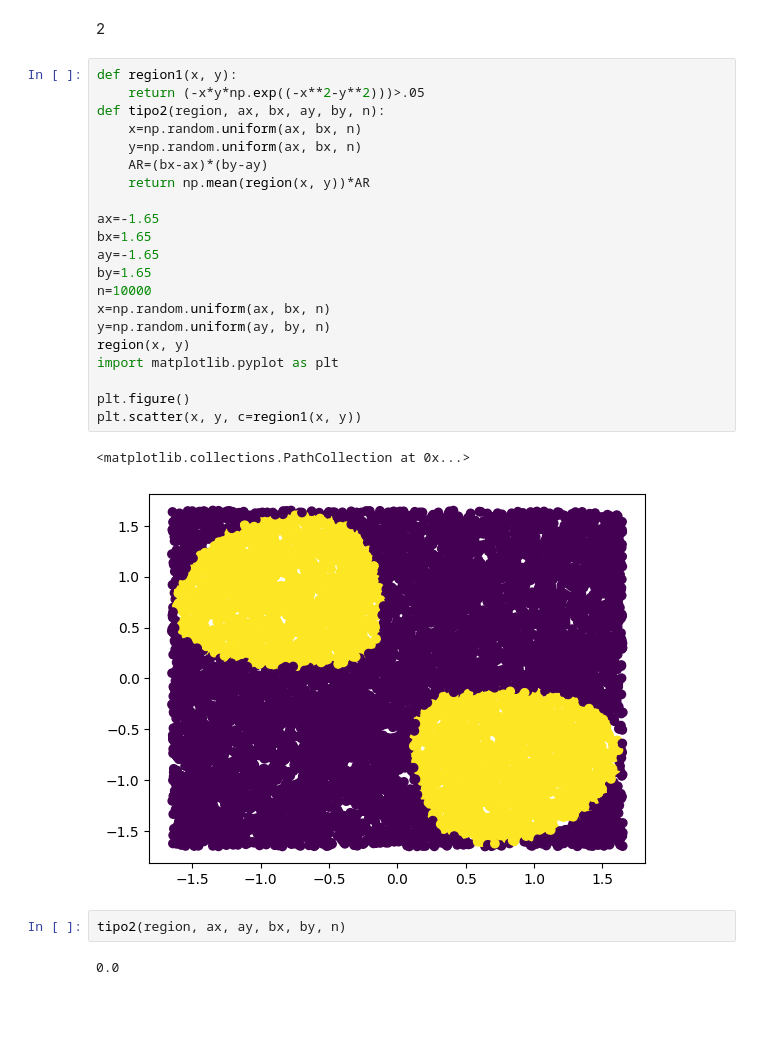
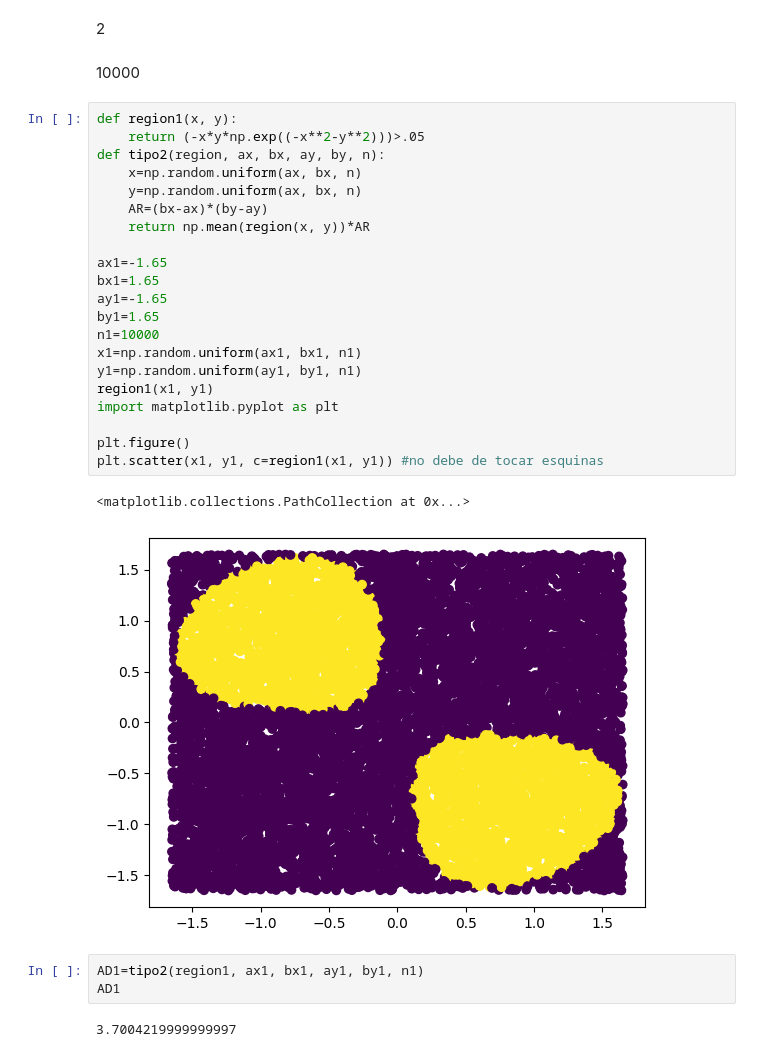
Before and after one commit to antoniorte/hello-world, a Jupyter notebook: A11.ipynb, the cells around one changed output. Drawn from its saved outputs; the diff is of its cells as text; blank space fills up the shorter version.

```diff
--- a/A11.ipynb
+++ b/A11.ipynb
@@ -87,30 +87,33 @@ y01, y03, y05, y07, y09, y11
 # %% [markdown]
 2
+# %% [markdown]
+10000
 # %%
 def region1(x, y):
     return (-x*y*np.exp((-x**2-y**2)))>.05
 def tipo2(region, ax, bx, ay, by, n):
     x=np.random.uniform(ax, bx, n)
     y=np.random.uniform(ax, bx, n)
     AR=(bx-ax)*(by-ay)
     return np.mean(region(x, y))*AR
 
-ax=-1.65
-bx=1.65
-ay=-1.65
-by=1.65
-n=10000
-x=np.random.uniform(ax, bx, n)
-y=np.random.uniform(ay, by, n)
-region(x, y)
+ax1=-1.65
+bx1=1.65
+ay1=-1.65
+by1=1.65
+n1=10000
+x1=np.random.uniform(ax1, bx1, n1)
+y1=np.random.uniform(ay1, by1, n1)
+region1(x1, y1)
 import matplotlib.pyplot as plt
 
 plt.figure()
-plt.scatter(x, y, c=region1(x, y))
+plt.scatter(x1, y1, c=region1(x1, y1)) #no debe de tocar esquinas
 # %% [output]
 <matplotlib.collections.PathCollection at 0x...>
-[figure, old version]
+[figure, new version]
-# %%
-tipo2(region, ax, ay, bx, by, n)
-# %% [output]
-0.0
+# %%
+AD1=tipo2(region1, ax1, bx1, ay1, by1, n1)
+AD1
+# %% [output]
+3.7004219999999997
```
Also changed, not shown: parts of 35 cells of this notebook.
